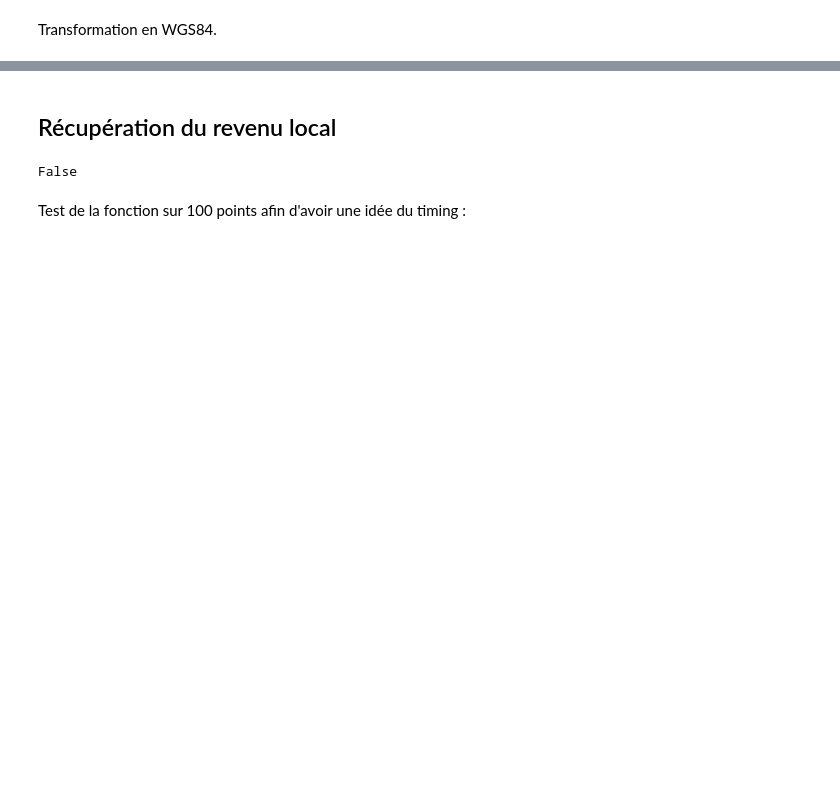
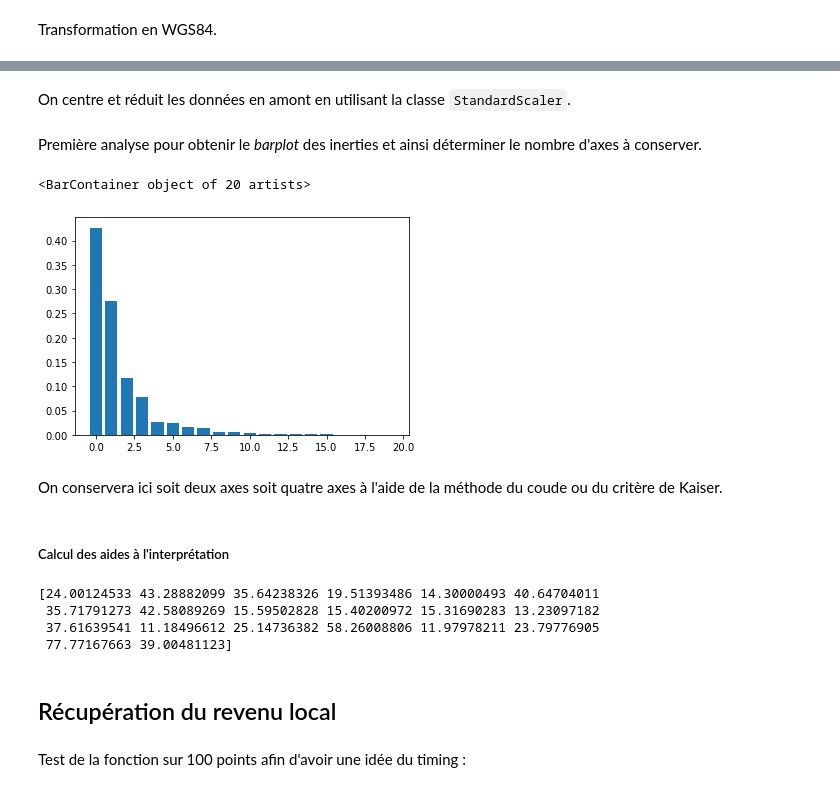
Before and after one commit to Orlogskapten/dvf_ensae_sbra, a Jupyter notebook: khaled/notebook/enrichissement.ipynb, the cells around one changed output, grey strips where cells are left out. Saved outputs shown, nothing was run; the diff lists cells and outputs as text; code cells hidden in the pictures; blank space fills up the shorter version.

Commit message:
Statistical analysis of Filosofi. in comming : end of pca

```diff
--- a/khaled/notebook/enrichissement.ipynb
+++ b/khaled/notebook/enrichissement.ipynb
@@ -53,0 +153,2 @@ filosofi_nord["geometry"] = filosofi_nord["geometry"].to_crs({'init' :'epsg:4326
+# %%
+ind_par_arrond.loc[:, "Men_coll":"Men_mais"] = ind_par_arrond.loc[:, "Men_coll":"Men_mais"].apply(lambda x : 100*x / ind_par_arrond["Men"])
@@ -53,0 +163,4 @@ filosofi_nord["geometry"] = filosofi_nord["geometry"].to_crs({'init' :'epsg:4326
+# %%
+#ind_par_arrond[["nv_par_hab"]]
+ind_par_arrond["nv_par_hab"] = ind_par_arrond["Ind_snv"]/ind_par_arrond["Ind"]
+ind_par_arrond["ind_par_arrond"] = ind_par_arrond["Men_surf"]/nb_log
@@ -54,9 +203,50 @@ filosofi_nord["geometry"] = filosofi_nord["geometry"].to_crs({'init' :'epsg:4326
+# %% [markdown]
+On centre et réduit les données en amont en utilisant la classe `StandardScaler`.
+# %%
+from sklearn.preprocessing import StandardScaler
+
+sc = StandardScaler()
+
+ind_par_arrond_c_r = sc.fit_transform(ind_par_arrond)
+# %% [markdown]
+Première analyse pour obtenir le *barplot* des inerties et ainsi déterminer le nombre d'axes à conserver.
+# %%
+from sklearn.decomposition import PCA
+
+acp = PCA(svd_solver= "full")
+
+coord = acp.fit_transform(ind_par_arrond_c_r)
+
+eigval = (len(ind_par_arrond_c_r) - 1)/(len(ind_par_arrond_c_r))*acp.explained_variance_ratio_
+# %%
+#Pour faire des plots avec des arrays --> matplotlib
+
+plt.bar(range(len(acp.explained_variance_ratio_)), acp.explained_variance_ratio_)
+# %% [output]
+<BarContainer object of 20 artists>
+[figure, added]
+# %% [markdown]
+On conservera ici soit deux axes soit quatre axes à l'aide de la méthode du coude ou du critère de Kaiser.
+# %% [markdown]
+##### Calcul des aides à l'interprétation
+# %%
+ctr = coord**2
+
+#Contribution des individus
+for j in range(4):
+ ctr[:,j] = ctr[:,j]/(len(ind_par_arrond_c_r)*eigval[j])
+
+#Qualité de représentation des individus
+di = np.sum(ind_par_arrond_c_r**2, axis = 1)
+
+print(di)
+# %% [output]
+[24.00124533 43.28882099 35.64238326 19.51393486 14.30000493 40.64704011
+ 35.71791273 42.58089269 15.59502828 15.40200972 15.31690283 13.23097182
+ 37.61639541 11.18496612 25.14736382 58.26008806 11.97978211 23.79776905
+ 77.77167663 39.00481123]
 # %% [markdown]
 ## Récupération du revenu local
-# %%
-pt_test.intersects(filosofi_nord.iloc[0]["geometry"])
-# %% [output]
-False
 # %%
 def is_point_in_poly(point, poly):
     return point.intersects(poly)
```
Also changed, not shown: parts of 41 cells of this notebook, 2 other files.
